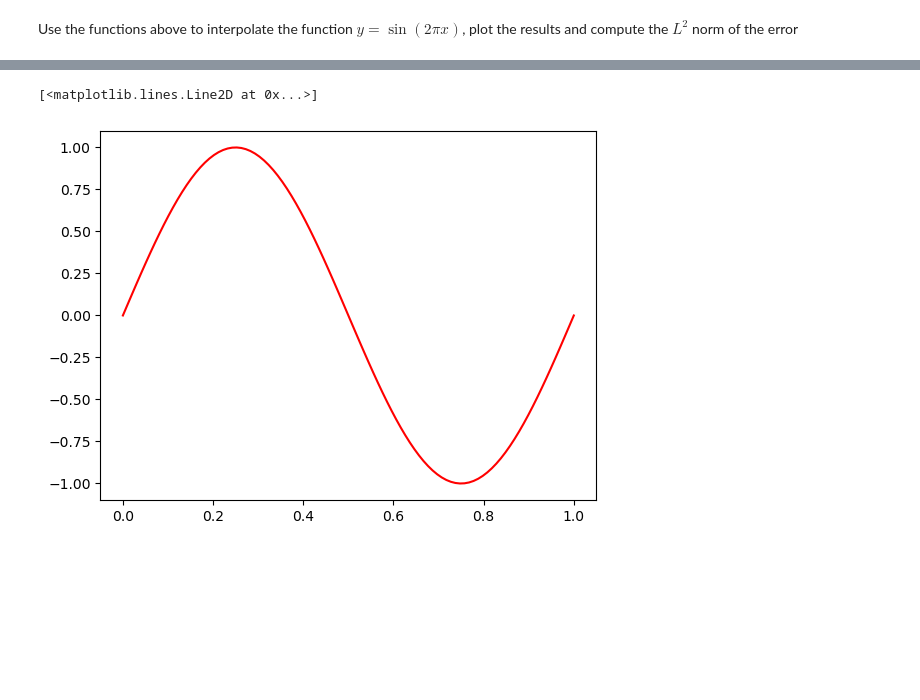
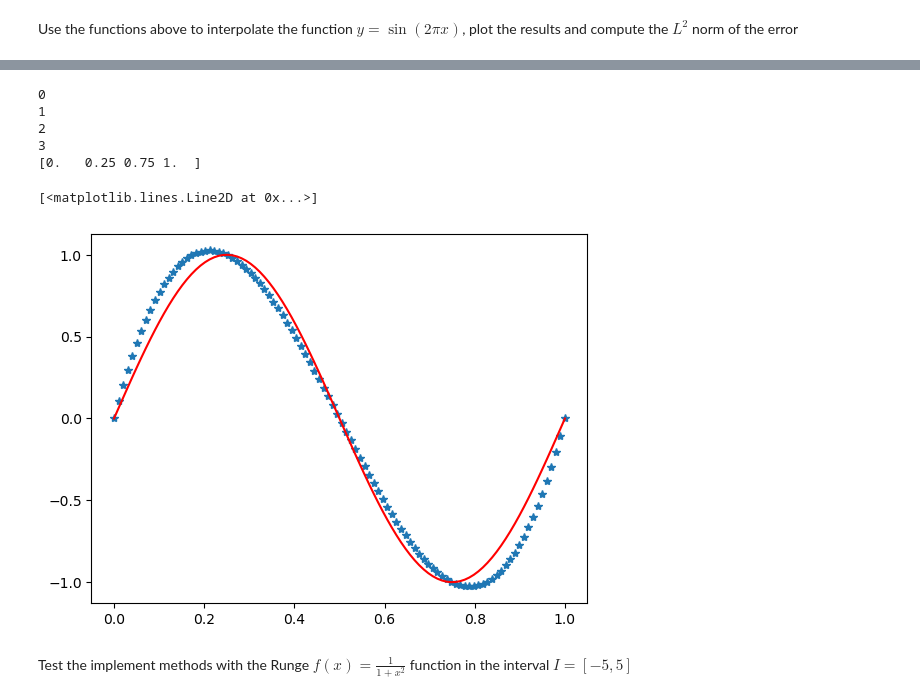
Before and after one commit to giovastabile/analisi_numerica, a Jupyter notebook: notebooks/04_polynomial_interpolation.ipynb, the cells around one changed output, grey strips where cells are left out. Drawn from its saved outputs; the diff is of its cells as text; code cells hidden in the pictures; blank space fills up the shorter version.

```diff
--- a/notebooks/04_polynomial_interpolation.ipynb
+++ b/notebooks/04_polynomial_interpolation.ipynb
@@ -128,18 +128,23 @@ plt.plot(e, f(e), color="red")
 # Given an interval I = [a,b] define a function that gives N Gauss-Chebishev-Lobatto points
 def GaussChebishevLobatto(a,b,N):
     x = np.zeros(N+1)
-    for k in range(N):
+    for k in range(N+1):
         tk = -np.cos(k*np.pi/N)
         x[k] = (a+b)/2 + (b-a)/2*tk
     return x
 # %%
 # Test the interpolation with the new points plotting the comparison and computing the error
-q = GaussChebishevLobatto(0,1,2)
-
-basis = build_lagrangian_basis(q, e)
+q = GaussChebishevLobatto(0,1,3)
 f_interp = interpolate(f, q, e)
 plt.plot(e, f_interp, "*")
 plt.plot(e, f(e), color="red")
 # %% [output]
-[<matplotlib.lines.Line2D at 0x...>]
+0
+1
+2
+3
+[0.   0.25 0.75 1.  ]
+[<matplotlib.lines.Line2D at 0x...>]
-[figure, old version]
+[figure, new version]
+# %% [markdown]
+Test the implement methods with the Runge $f(x) = \frac{1}{1+x^2}$ function in the interval $I = [-5,5]$
```
Also changed, not shown: parts of 5 cells of this notebook.
